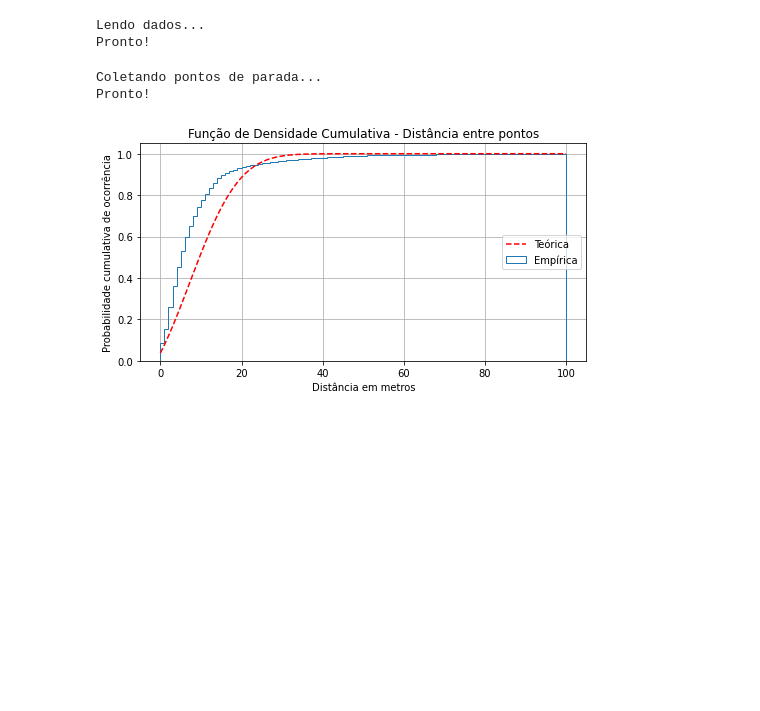
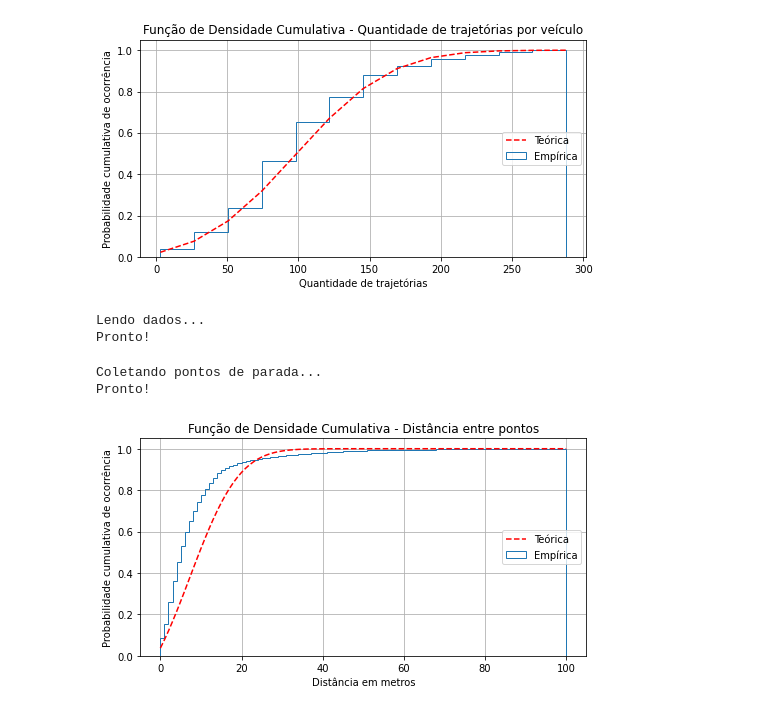
Before and after one commit to TulioNPL/Pesquisa, a Jupyter notebook: jupyter/main.ipynb, the cells around one changed output. Drawn from its saved outputs; the diff is of its cells as text; code cells hidden in the pictures; blank space fills up the shorter version.

```diff
--- a/jupyter/main.ipynb
+++ b/jupyter/main.ipynb
@@ -260,3 +339,7 @@ def stayPoint_Detection():
+# %%
+cdfTrajPorVeic()
+# %% [output]
+[figure, added]
 # %%
 allTimeGaps, allCoordGaps, timeGapsDiscrete, coordGapsDiscrete, keys, pontos = lerDados()
 # %% [output]
```
Also changed, not shown: parts of 5 cells of this notebook.
